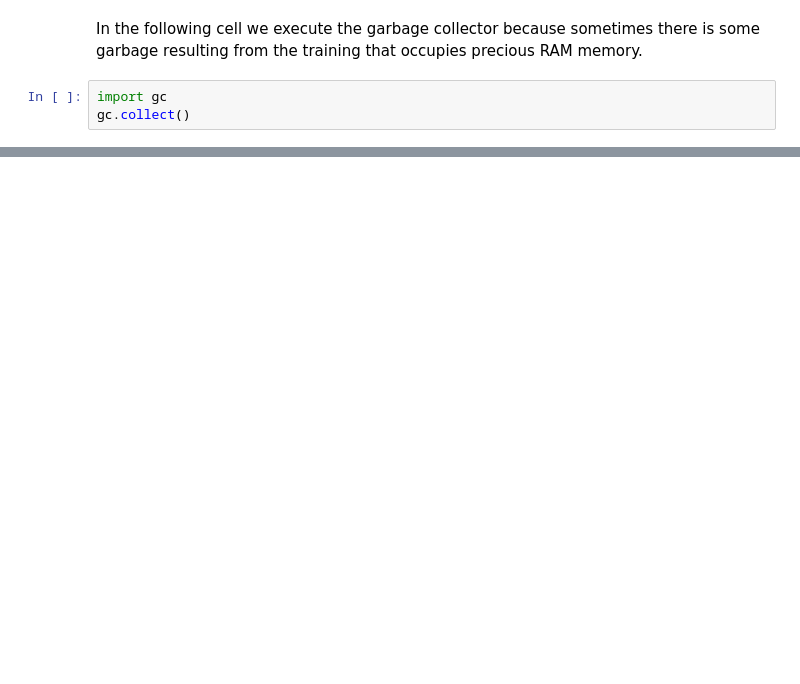
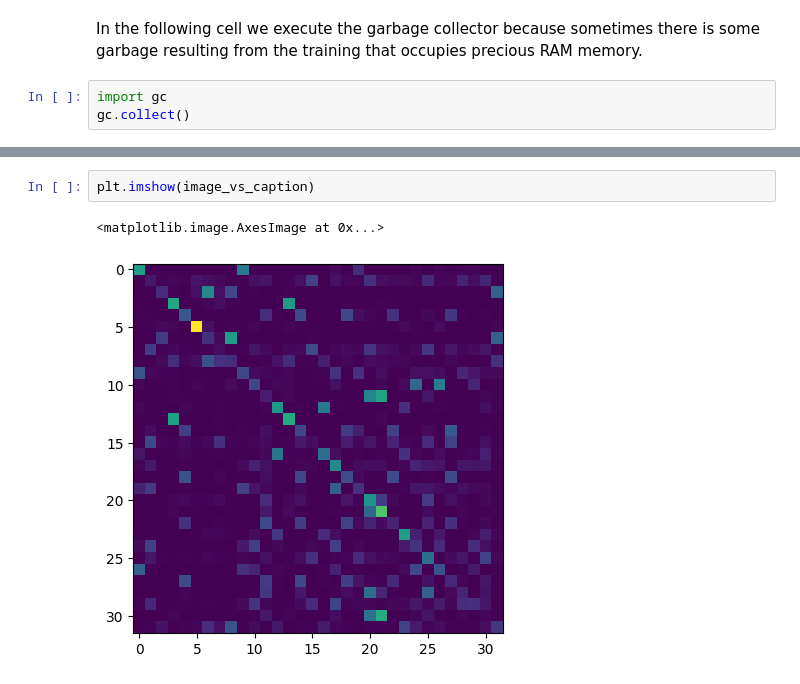
Before and after one commit to AleCarminati/clip-roco, a Jupyter notebook: clip_roco.ipynb, the cells around one changed output, grey strips where cells are left out. Cells and saved outputs as stored; diff of their text form; blank space fills up the shorter version.

```diff
--- a/clip_roco.ipynb
+++ b/clip_roco.ipynb
@@ -380,0 +505,5 @@ gc.collect()
+# %%
+plt.imshow(image_vs_caption)
+# %% [output]
+<matplotlib.image.AxesImage at 0x...>
+[figure, added]
```
Also changed, not shown: parts of 59 cells of this notebook.
